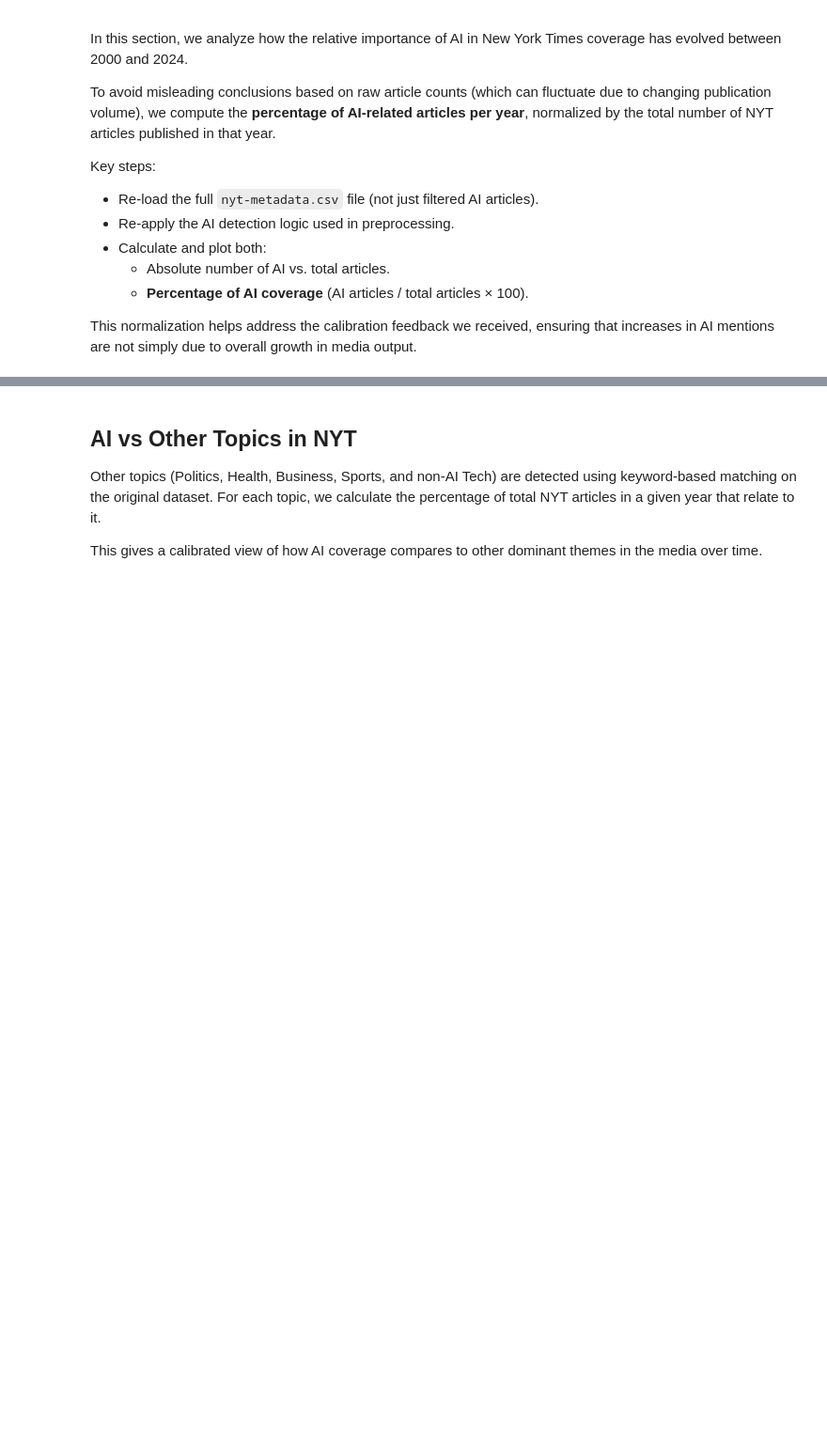
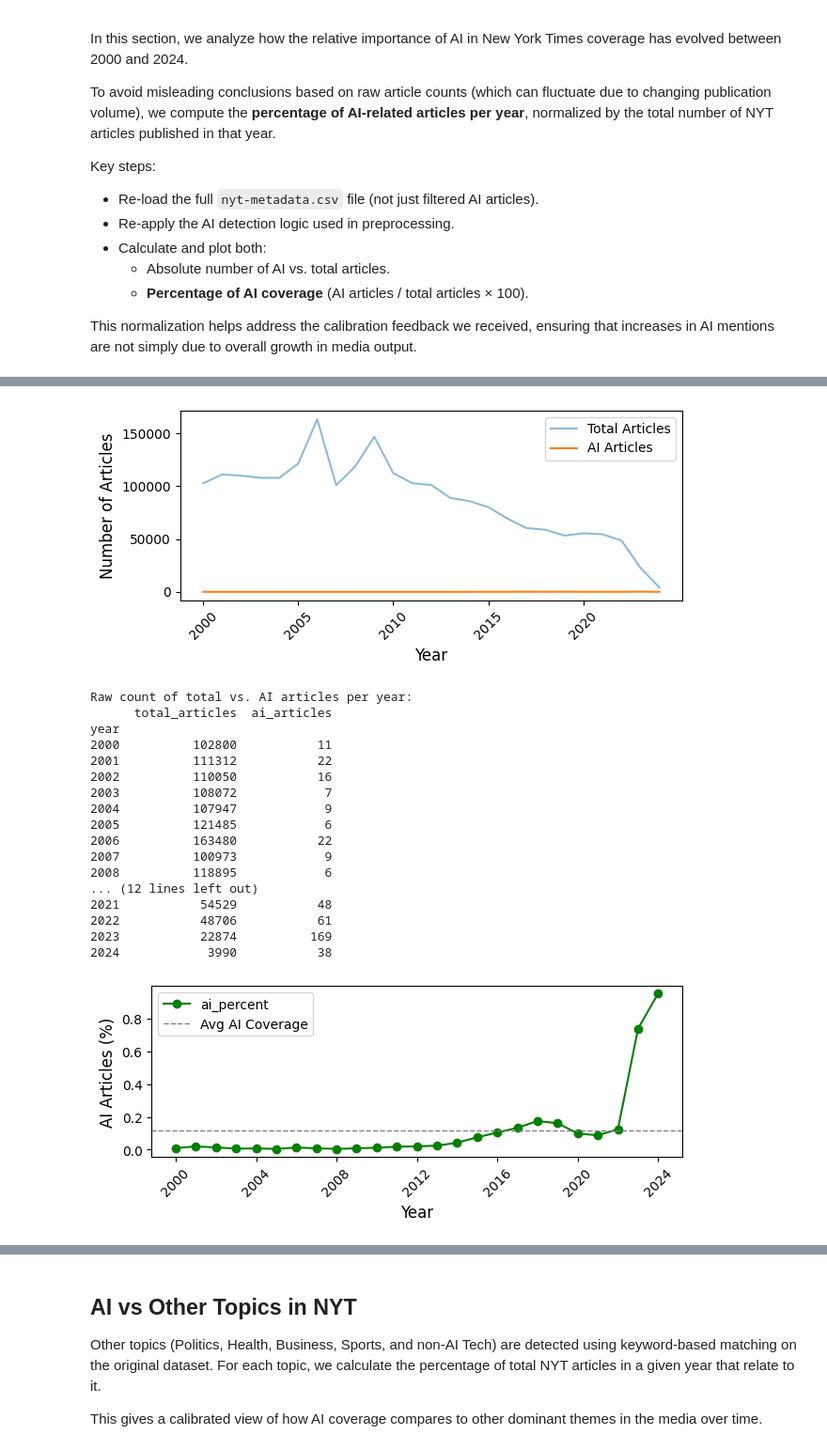
Before and after one commit to bogdanmois23/nyt-ai-sentiment-analysis, a Jupyter notebook: analysis/nyt_analysis.ipynb, the cells around one changed output, grey strips where cells are left out. Shown at 94% size. Cells and saved outputs as stored; diff of their text form; code cells hidden in the pictures; blank space fills up the shorter version.

```diff
--- a/analysis/nyt_analysis.ipynb
+++ b/analysis/nyt_analysis.ipynb
@@ -173,0 +218,64 @@ Detecting AI-related articles...
+# %%
+# -------- Plot 1: Raw AI vs total articles --------
+plt.figure(figsize=(6.5, 3))
+yearly_counts['total_articles'].plot(label='Total Articles', alpha=0.5)
+yearly_counts['ai_articles'].plot(label='AI Articles')
+
+years = yearly_counts.index.tolist()
+plt.xticks(
+    ticks=[y for y in years if y % 5 == 0],
+    labels=[y for y in years if y % 5 == 0],
+    fontsize=10, rotation=45
+)
+
+plt.xlabel('Year', fontsize=12)
+plt.ylabel('Number of Articles', fontsize=12)
+plt.yticks(fontsize=10)
+plt.legend(fontsize=10)
+plt.tight_layout()
+plt.show()
+
+print("\nRaw count of total vs. AI articles per year:")
+print(yearly_counts[['total_articles', 'ai_articles']])
+
+# -------- Plot 2: Percentage of AI articles --------
+plt.figure(figsize=(6.5, 2.8))
+yearly_counts['ai_percent'].plot(marker='o', color='green')
+
+plt.xticks(
+    ticks=[y for y in years if y % 4 == 0],
+    labels=[y for y in years if y % 4 == 0],
+    fontsize=10, rotation=45
+)
+
+plt.axhline(y=yearly_counts['ai_percent'].mean(), color='gray', linestyle='--', linewidth=1, label='Avg AI Coverage')
+
+plt.xlabel('Year', fontsize=12)
+plt.ylabel('AI Articles (%)', fontsize=12)
+plt.yticks(fontsize=10)
+plt.legend(fontsize=10)
+plt.tight_layout()
+plt.show()
+
+print("\nPercentage of AI articles per year (%):")
+print(yearly_counts['ai_percent'].round(2))
+# %% [output]
+[figure, added]
+Raw count of total vs. AI articles per year:
+      total_articles  ai_articles
+year
+2000          102800           11
+2001          111312           22
+2002          110050           16
+2003          108072            7
+2004          107947            9
+2005          121485            6
+2006          163480           22
+2007          100973            9
+2008          118895            6
+... (12 lines left out)
+2021           54529           48
+2022           48706           61
+2023           22874          169
+2024            3990           38
+[figure, added]
```
Also changed, not shown: parts of 5 cells of this notebook.
